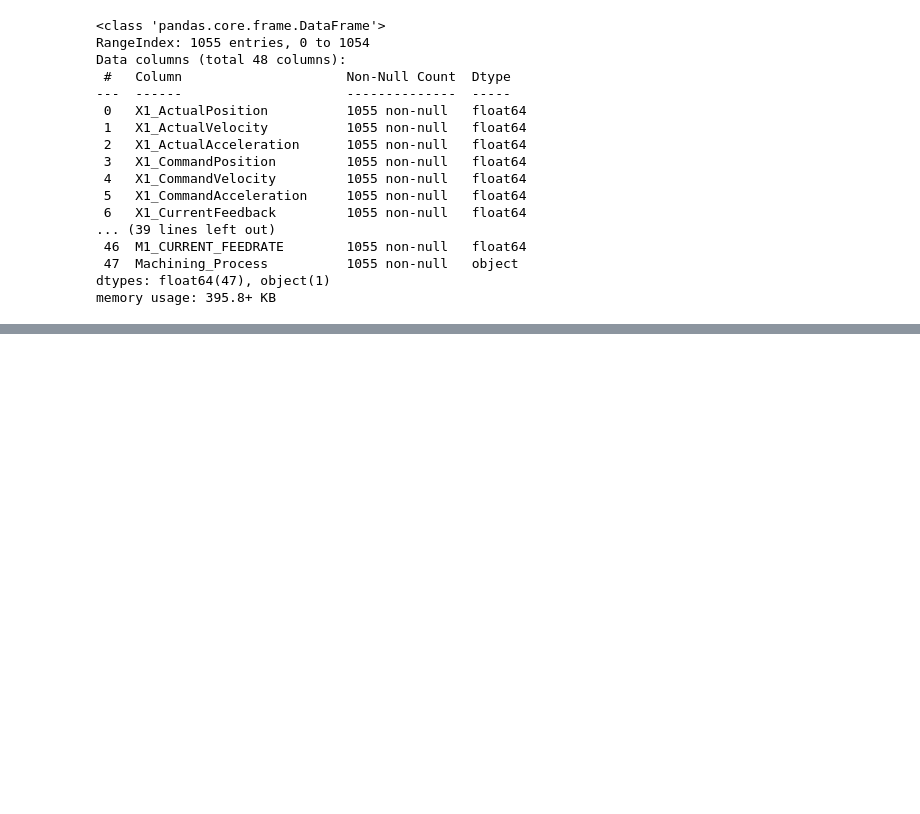
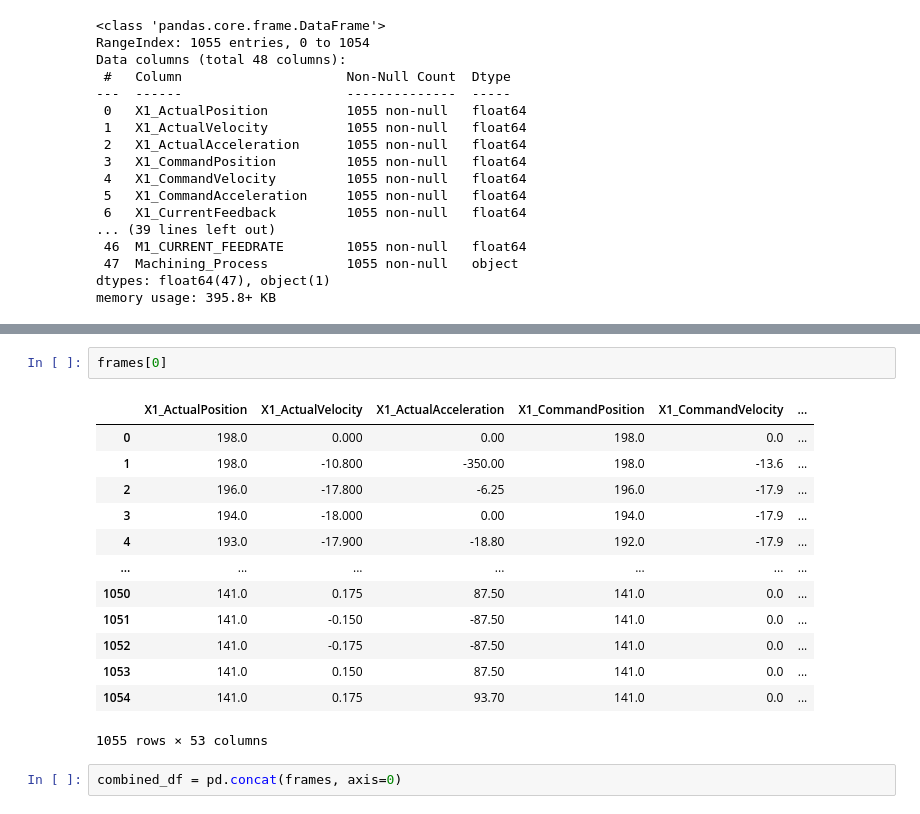
Before and after one commit to ThivyaTS/cnc-colab-data-versioning, a Jupyter notebook: experiment01-data-eda.ipynb, the cells around one changed output, grey strips where cells are left out. Cells and saved outputs as stored; diff of their text form; blank space fills up the shorter version.

```diff
--- a/experiment01-data-eda.ipynb
+++ b/experiment01-data-eda.ipynb
@@ -38,0 +93,18 @@ memory usage: 395.8+ KB
+# %%
+frames[0]
+# %% [output]
+|  | X1_ActualPosition | X1_ActualVelocity | X1_ActualAcceleration | X1_CommandPosition | X1_CommandVelocity | ... |
+| 0 | 198.0 | 0.000 | 0.00 | 198.0 | 0.0 | ... |
+| 1 | 198.0 | -10.800 | -350.00 | 198.0 | -13.6 | ... |
+| 2 | 196.0 | -17.800 | -6.25 | 196.0 | -17.9 | ... |
+| 3 | 194.0 | -18.000 | 0.00 | 194.0 | -17.9 | ... |
+| 4 | 193.0 | -17.900 | -18.80 | 192.0 | -17.9 | ... |
+| ... | ... | ... | ... | ... | ... | ... |
+| 1050 | 141.0 | 0.175 | 87.50 | 141.0 | 0.0 | ... |
+| 1051 | 141.0 | -0.150 | -87.50 | 141.0 | 0.0 | ... |
+| 1052 | 141.0 | -0.175 | -87.50 | 141.0 | 0.0 | ... |
+| 1053 | 141.0 | 0.150 | 87.50 | 141.0 | 0.0 | ... |
+| 1054 | 141.0 | 0.175 | 93.70 | 141.0 | 0.0 | ... |
+1055 rows × 53 columns
+# %%
+combined_df = pd.concat(frames, axis=0)
```
Also changed, not shown: parts of 21 cells of this notebook.
